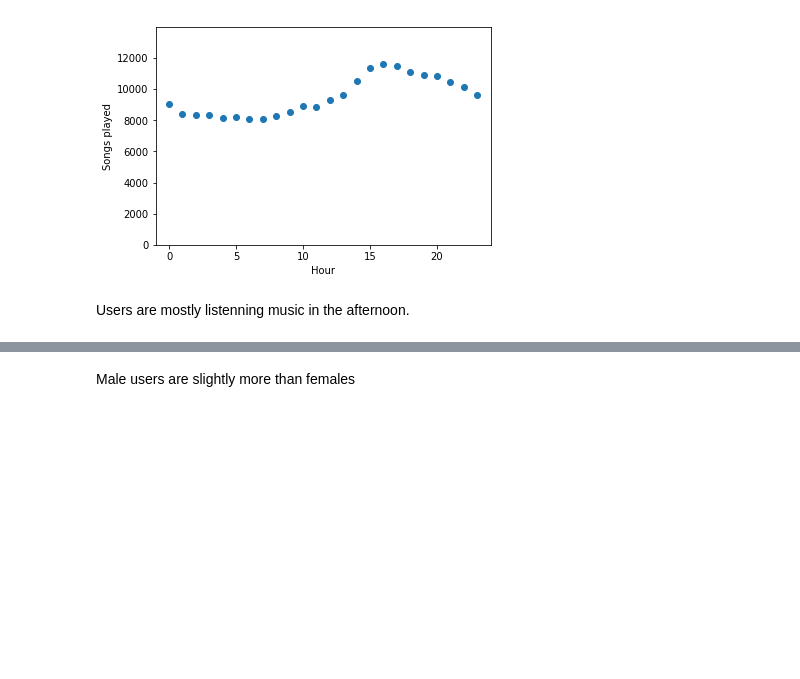
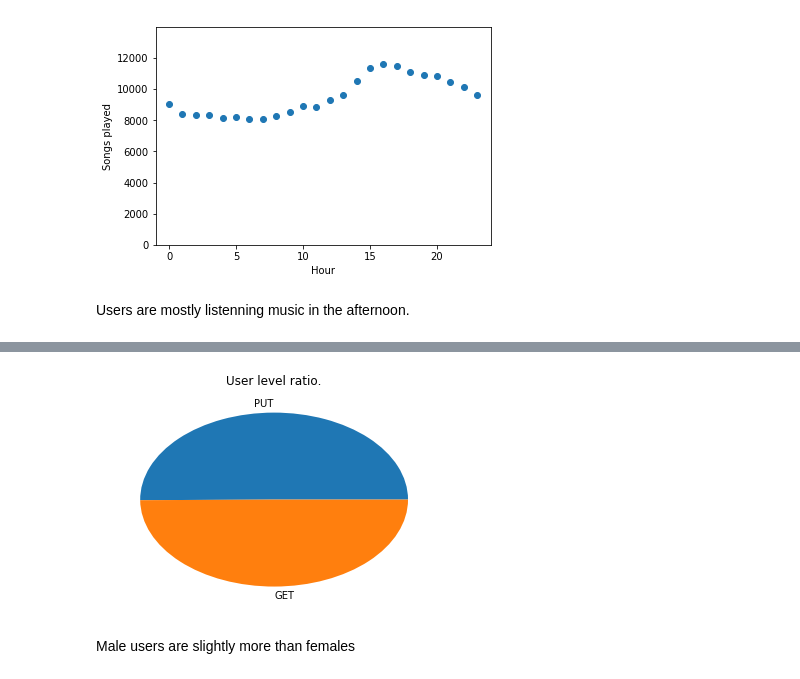
Before and after one commit to uaytek/SparkIBM, a Jupyter notebook: Udacity_Sparkify .ipynb, the cells around one changed output, grey strips where cells are left out. Drawn from its saved outputs; the diff is of its cells as text; code cells hidden in the pictures; blank space fills up the shorter version.

```diff
--- a/Udacity_Sparkify .ipynb
+++ b/Udacity_Sparkify .ipynb
@@ -211,3 +214,7 @@ plt.show()
+# %%
+drawpie('method',"User level ratio.")
+# %% [output]
+[figure, added]
 # %% [markdown]
 Male users are slightly more than females
 # %%
```
Also changed, not shown: parts of 31 cells of this notebook.
